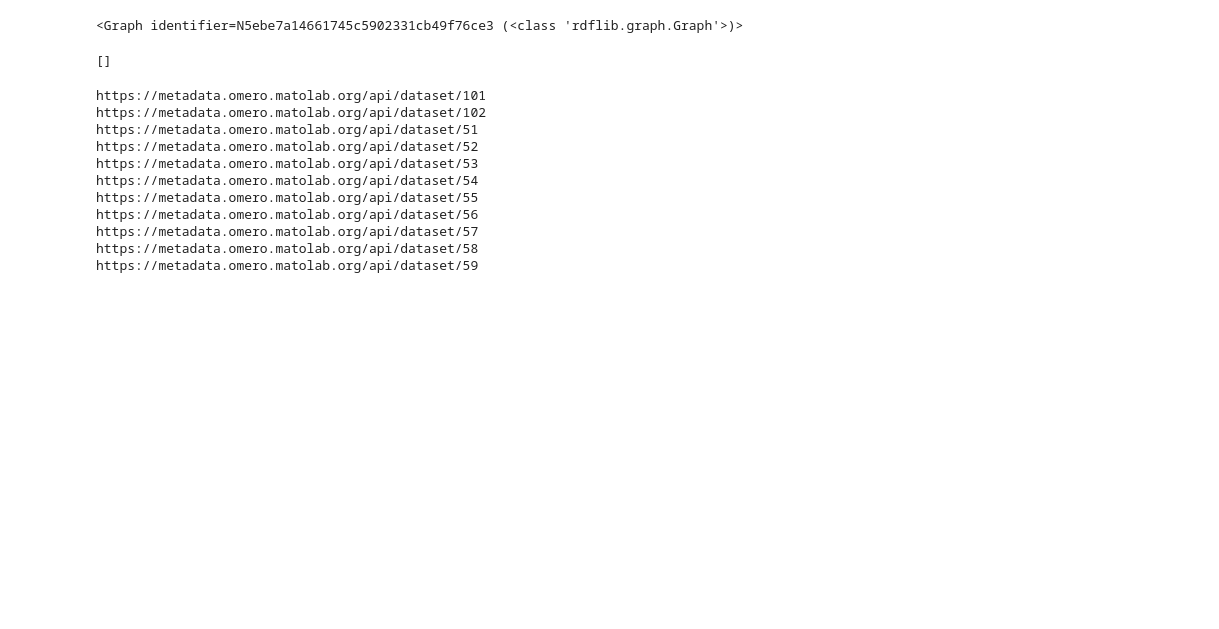
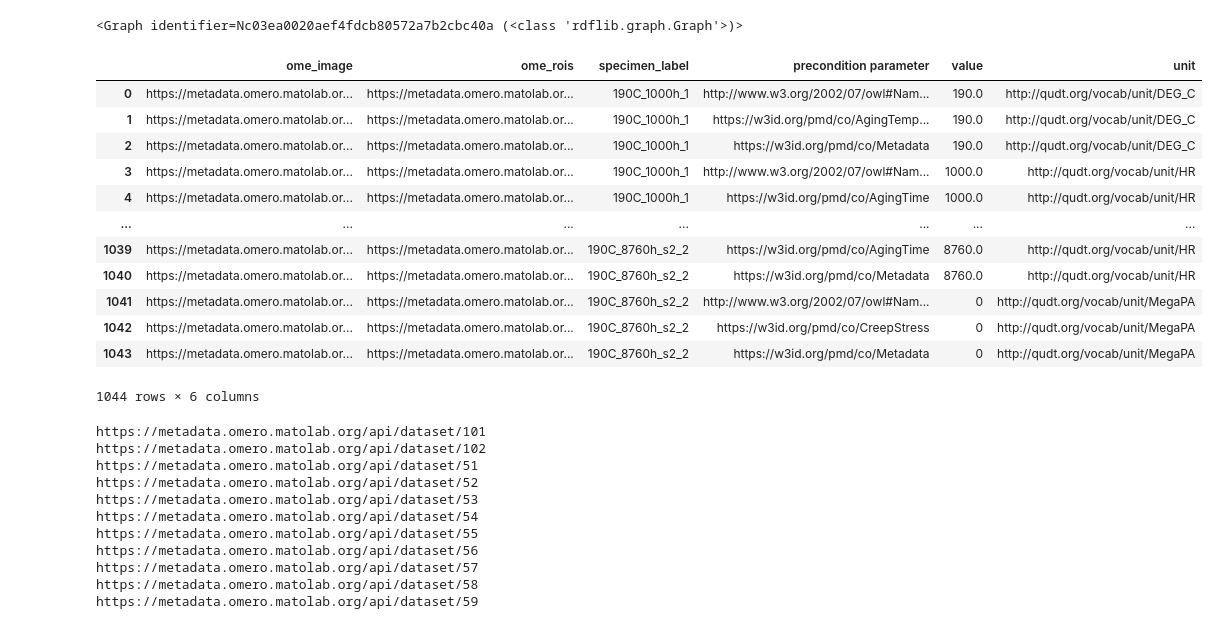
Before and after one commit to BAMresearch/DF-TEM-PAW, a Jupyter notebook: analyse_precepitates_data.ipynb, the cells around one changed output. Drawn from its saved outputs; the diff is of its cells as text; code cells hidden in the pictures; blank space fills up the shorter version.

Commit message:
again changes to graph

```diff
--- a/analyse_precepitates_data.ipynb
+++ b/analyse_precepitates_data.ipynb
@@ -42,16 +42,20 @@ Requirement already satisfied: six>=1.5 in c:\anaconda3\envs\py10\lib\site-packa
 PMD_CO=Namespace("https://w3id.org/pmd/co/")
 OME=Namespace("https://github.com/Mat-O-Lab/OmeroExtractor/raw/main/ome.ttl#")
 QUDT = Namespace("http://qudt.org/schema/qudt/")
+OA = Namespace("http://www.w3.org/ns/oa#")
 
 meta=Graph()
 #meta.parse("https://github.com/BAMresearch/DF-TEM-PAW/raw/main/detection_runs-joined.ttl",format='turtle')
 meta.parse("./detection_runs-joined.ttl")
-#add inverse relation
-#for s,p,o in meta.triples((None,PMD_CO.isRessourceOf,None)):
-#    meta.add((o,PMD_CO.ressource,s))
-#meta.serialize('detection_runs-joined.ttl')
+#add inverse relations
+for s,p,o in meta.triples((None,PMD_CO.isRessourceOf,None)):
+   meta.add((o,PMD_CO.ressource,s))
+for s,p,o in meta.triples((None,PMD_CO.characteristic,None)):
+   meta.add((o,PMD_CO.characteristicOf,s))
+
+meta.serialize('detection_runs-joined.ttl')
 # %% [output]
-<Graph identifier=N5ebe7a14661745c5902331cb49f76ce3 (<class 'rdflib.graph.Graph'>)>
+<Graph identifier=Nc03ea0020aef4fdcb80572a7b2cbc40a (<class 'rdflib.graph.Graph'>)>
 # %%
 #fetching data from joined graph
 q = prepareQuery(
@@ -76,31 +80,48 @@ for (dataset, index),value in data.items(): data_dict[dataset].append(value)
 # %%
 #fetching data from joined graph
 q = prepareQuery(
     """
-    SELECT ?image ?ome_image ?image_process ?specimen ?relation ?creep_process WHERE
+    SELECT ?ome_image ?ome_rois ?specimen_label ?chartype ?charvalue ?charunit WHERE
     {
-          ?image rdf:type co:Image .
+          ?image rdf:type co:Image ;
+            co:ressource ?ome_image.
           ?image_process co:output ?image ;
-            #co:nextProcess ?analysis_process ;
-            ?relation ?specimen .
-          #?creep_process co:nextProcess ?image_process .
-          #?specimen co:characteristic ?specimen_name .
-          #?specimen_name rdf:type co:SpecimenName ;
-          #  co:isRessourceOf ?specimen_label .
-          ?ome_image co:isRessourceOf ?image .
+            co:nextProcess ?analysis_process ;
+            co:input ?specimen .
+          ?analysis_process co:output ?rois.
+          ?rois co:ressource ?ome_rois.
+          ?creep_process co:nextProcess ?image_process;
+            co:characteristic [ a ?chartype;
+              co:ressource / qudt:value ?charvalue;
+              co:ressource / qudt:unit ?charunit].
+          ?specimen co:characteristic [ a co:SpecimenName;
+              co:ressource / oa:hasBody / oa:value ?specimen_label].
     }
     """
     ,
-    initNs = { "co": PMD_CO, "ome": OME, "rdf": RDF}
+    initNs = { "co": PMD_CO, "ome": OME, "rdf": RDF, "oa": OA, "qudt": QUDT}
 )
 qres = meta.query(q)
-print(list(qres)[0:5])
-# df = pd.DataFrame(qres, columns =["image", "ome_image", "image_ds", "ome_image_ds", "rois", "ome_rois"])
+#print(list(qres)[:10])
+df = pd.DataFrame(qres, columns =["ome_image", "ome_rois", "specimen_label", "precondition parameter", "value", "unit"])
 # data=df.groupby("ome_image_ds", group_keys=True).apply(lambda x: x).to_dict('index')
 # data_dict={ dataset: list() for (dataset, index) in data.keys()}
 # for (dataset, index),value in data.items(): data_dict[dataset].append(value)
+df
 # %% [output]
+|  | ome_image | ome_rois | specimen_label | precondition parameter | value | unit |
+| 0 | https://metadata.omero.matolab.or... | https://metadata.omero.matolab.or... | 190C_1000h_1 | http://www.w3.org/2002/07/owl#Nam... | 190.0 | http://qudt.org/vocab/unit/DEG_C |
+| 1 | https://metadata.omero.matolab.or... | https://metadata.omero.matolab.or... | 190C_1000h_1 | https://w3id.org/pmd/co/AgingTemp... | 190.0 | http://qudt.org/vocab/unit/DEG_C |
+| 2 | https://metadata.omero.matolab.or... | https://metadata.omero.matolab.or... | 190C_1000h_1 | https://w3id.org/pmd/co/Metadata | 190.0 | http://qudt.org/vocab/unit/DEG_C |
+| 3 | https://metadata.omero.matolab.or... | https://metadata.omero.matolab.or... | 190C_1000h_1 | http://www.w3.org/2002/07/owl#Nam... | 1000.0 | http://qudt.org/vocab/unit/HR |
+| 4 | https://metadata.omero.matolab.or... | https://metadata.omero.matolab.or... | 190C_1000h_1 | https://w3id.org/pmd/co/AgingTime | 1000.0 | http://qudt.org/vocab/unit/HR |
+| ... | ... | ... | ... | ... | ... | ... |
+| 1039 | https://metadata.omero.matolab.or... | https://metadata.omero.matolab.or... | 190C_8760h_s2_2 | https://w3id.org/pmd/co/AgingTime | 8760.0 | http://qudt.org/vocab/unit/HR |
+| 1040 | https://metadata.omero.matolab.or... | https://metadata.omero.matolab.or... | 190C_8760h_s2_2 | https://w3id.org/pmd/co/Metadata | 8760.0 | http://qudt.org/vocab/unit/HR |
+| 1041 | https://metadata.omero.matolab.or... | https://metadata.omero.matolab.or... | 190C_8760h_s2_2 | http://www.w3.org/2002/07/owl#Nam... | 0 | http://qudt.org/vocab/unit/MegaPA |
+| 1042 | https://metadata.omero.matolab.or... | https://metadata.omero.matolab.or... | 190C_8760h_s2_2 | https://w3id.org/pmd/co/CreepStress | 0 | http://qudt.org/vocab/unit/MegaPA |
+| 1043 | https://metadata.omero.matolab.or... | https://metadata.omero.matolab.or... | 190C_8760h_s2_2 | https://w3id.org/pmd/co/Metadata | 0 | http://qudt.org/vocab/unit/MegaPA |
-[]
+1044 rows × 6 columns
 # %%
 #fetch physical size of images
 q = prepareQuery(
```
Also changed, not shown: parts of 1 cell of this notebook, 4 other files.
